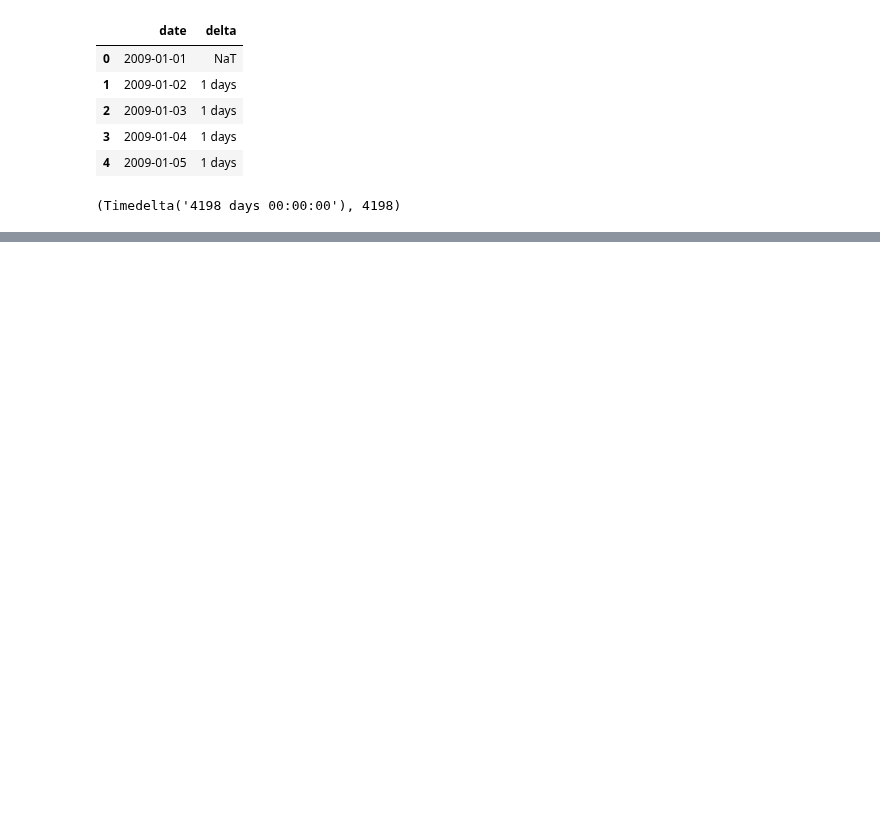
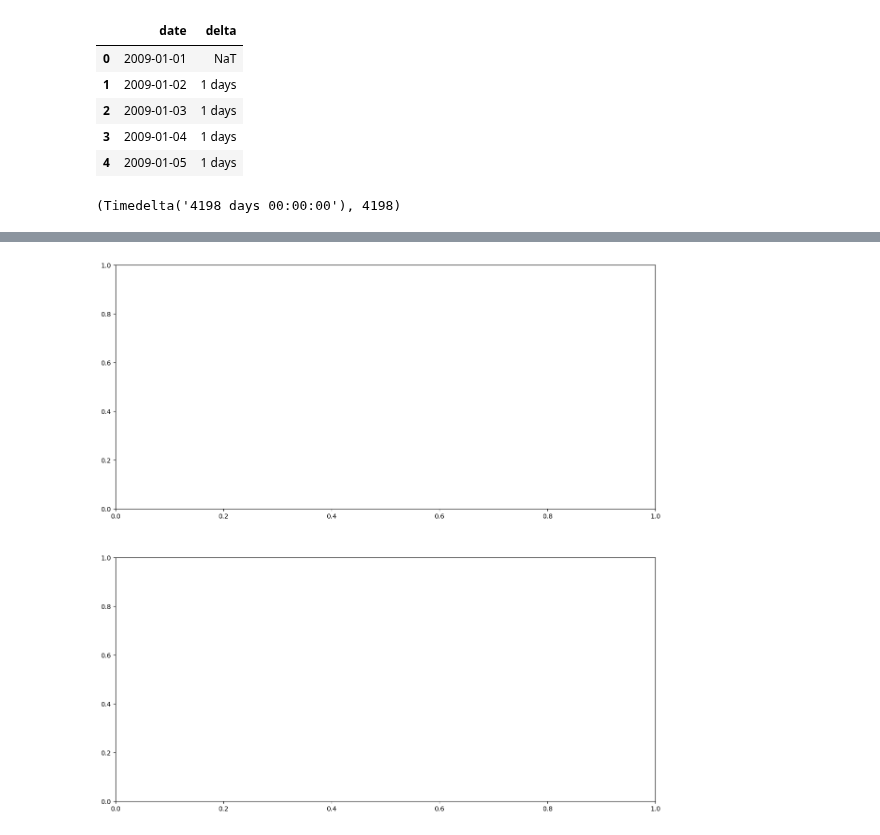
Before and after one commit to RajnishAdhikari/PythonPractice, a Jupyter notebook: univaariate_and_mulitvariate.ipynb, the cells around one changed output, grey strips where cells are left out. Drawn from its saved outputs; the diff is of its cells as text; code cells hidden in the pictures; blank space fills up the shorter version.

Commit message:
copy of column

```diff
--- a/univaariate_and_mulitvariate.ipynb
+++ b/univaariate_and_mulitvariate.ipynb
@@ -75,2 +85,6 @@ df.isna().sum()
 # %%
 f, ax = plt.subplots(nrows=2, ncols=1, figsize=(15, 15))
+
+old_hydrometry = df['river_hydrometry'].copy()
+# %% [output]
+[figure, added]
```
Also changed, not shown: parts of 2 cells of this notebook.
